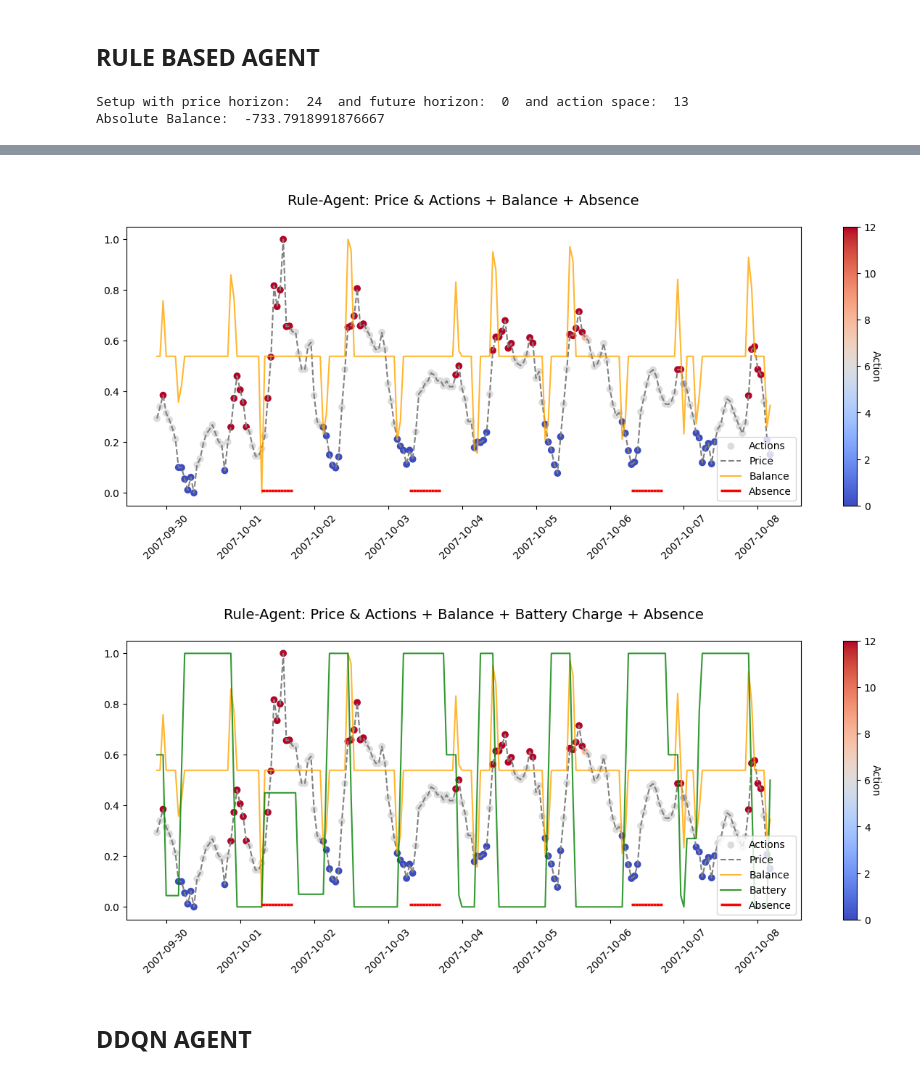
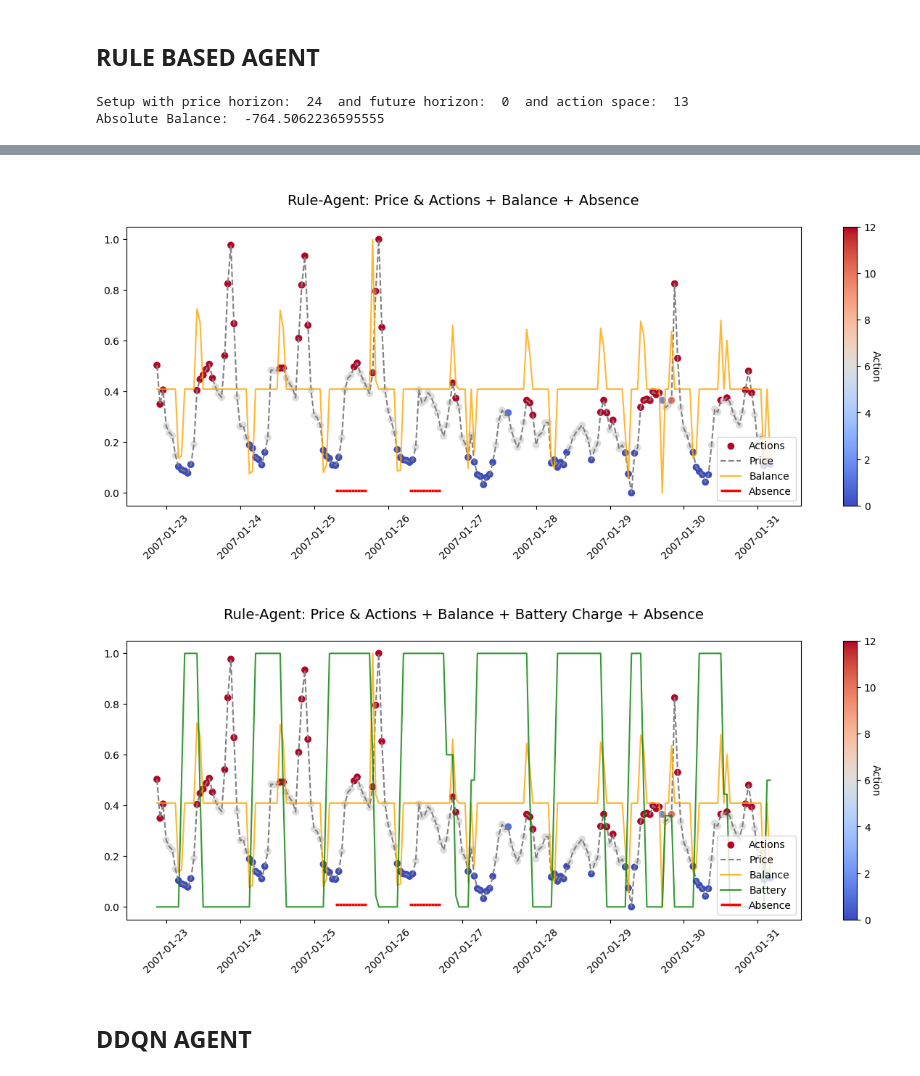
Before and after one commit to MaxFeucht/BatteryGrid, a Jupyter notebook: PRL.ipynb, the cells around one changed output, grey strips where cells are left out. Saved outputs shown, nothing was run; the diff lists cells and outputs as text; code cells hidden in the pictures.

```diff
--- a/PRL.ipynb
+++ b/PRL.ipynb
@@ -64,13 +66,13 @@ df = train
 rule_env = gym.make('gym_env/BatteryGrid-v0', disable_env_checker=True)
 rule_env.setup(df, price_horizon=price_horizon, action_classes = 13)
 eval_rule = RuleEvaluation(df, rule_env)
-eval_rule.evaluate(low_quantile = 0.18, high_quantile = 0.82)
+eval_rule.evaluate(low_quantile = 0.25, high_quantile = 0.75)
 # %% [output]
 Setup with price horizon:  24  and future horizon:  0  and action space:  13
-Absolute Balance:  -733.7918991876667
+Absolute Balance:  -764.5062236595555
 # %%
 # Visualize Rule-Based Agent
-plot_range = (6500, 6700)
+plot_range = (500, 700)
 
 plotter = Plotter(eval_rule, range = plot_range)
 plotter.plot_actions(battery = False, balance=False, absence = False)
@@ -83,5 +85,5 @@ plotter.plot_actions(battery = True, balance=True, absence = True)
-[figure, old version]
+[figure, new version]
-[figure, old version]
+[figure, new version]
 # %% [markdown]
 ## DDQN AGENT
 # %%
```
Also changed, not shown: parts of 14 cells of this notebook, 9 other files.
